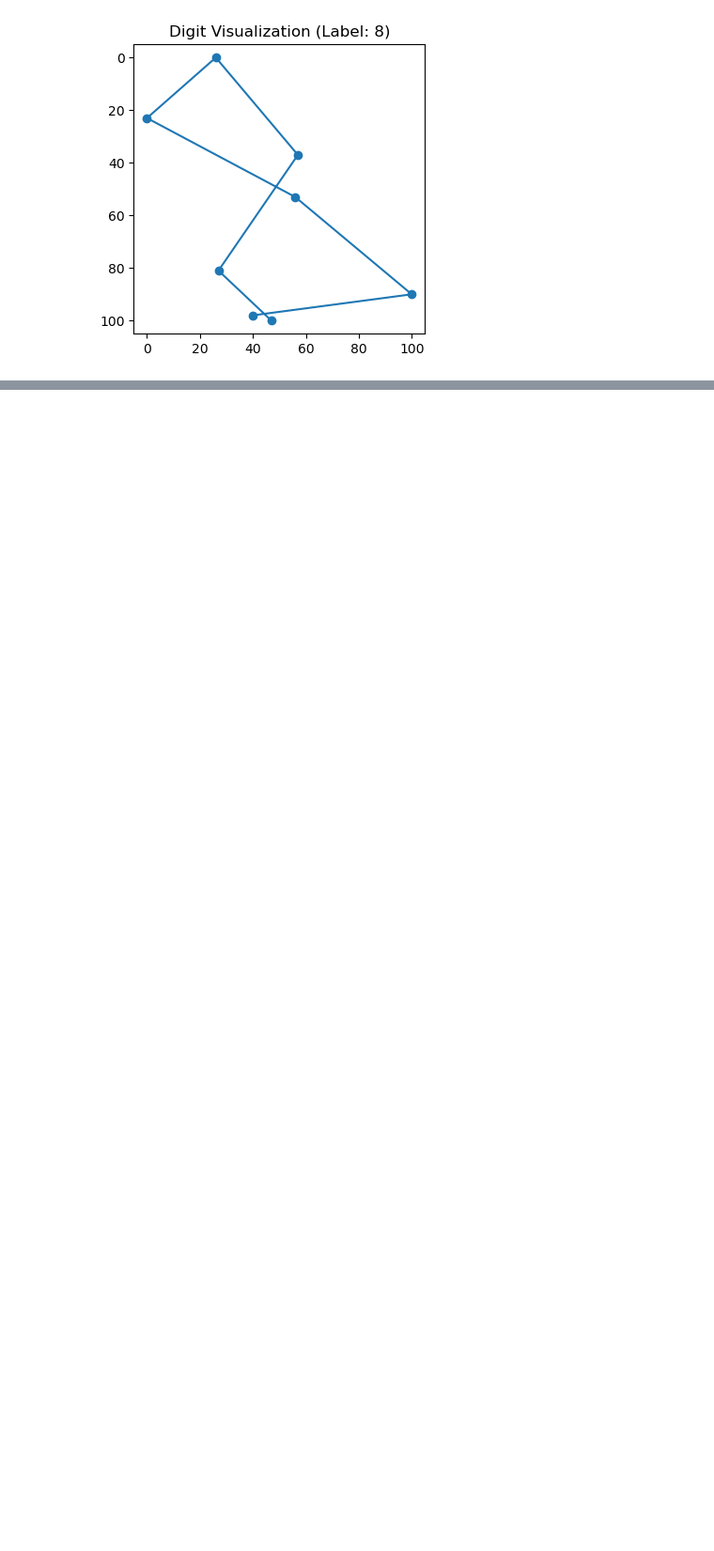
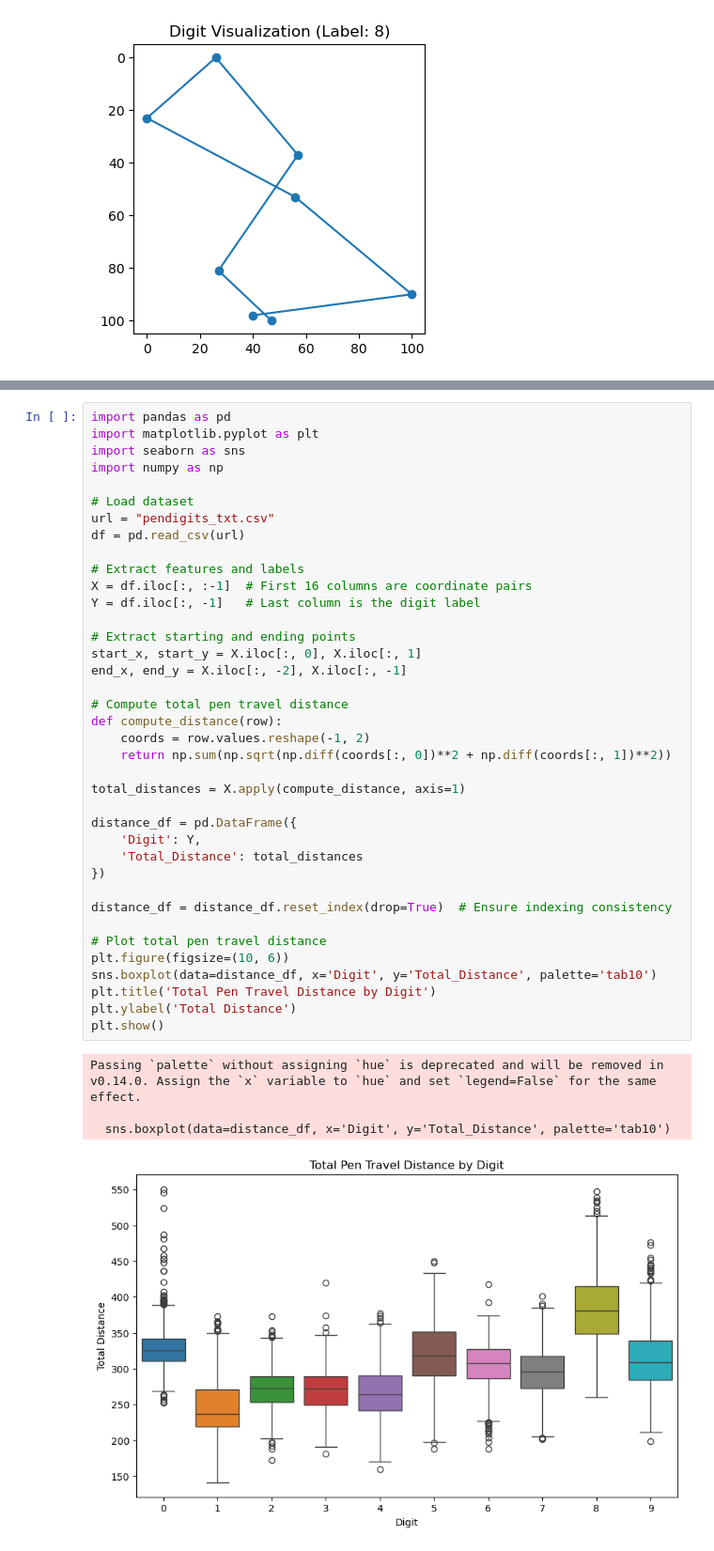
Before and after one commit to andrewhxd/PenDigitsNN, a Jupyter notebook: PenDigitsNN.ipynb, the cells around one changed output, grey strips where cells are left out. Shown at 94% size. Drawn from its saved outputs; the diff is of its cells as text; blank space fills up the shorter version.

```diff
--- a/PenDigitsNN.ipynb
+++ b/PenDigitsNN.ipynb
@@ -62,0 +180,43 @@ plt.show()
+# %%
+import pandas as pd
+import matplotlib.pyplot as plt
+import seaborn as sns
+import numpy as np
+
+# Load dataset
+url = "pendigits_txt.csv"
+df = pd.read_csv(url)
+
+# Extract features and labels
+X = df.iloc[:, :-1]  # First 16 columns are coordinate pairs
+Y = df.iloc[:, -1]   # Last column is the digit label
+
+# Extract starting and ending points
+start_x, start_y = X.iloc[:, 0], X.iloc[:, 1]
+end_x, end_y = X.iloc[:, -2], X.iloc[:, -1]
+
+# Compute total pen travel distance
+def compute_distance(row):
+    coords = row.values.reshape(-1, 2)
+    return np.sum(np.sqrt(np.diff(coords[:, 0])**2 + np.diff(coords[:, 1])**2))
+
+total_distances = X.apply(compute_distance, axis=1)
+
+distance_df = pd.DataFrame({
+    'Digit': Y,
+    'Total_Distance': total_distances
+})
+
+distance_df = distance_df.reset_index(drop=True)  # Ensure indexing consistency
+
+# Plot total pen travel distance
+plt.figure(figsize=(10, 6))
+sns.boxplot(data=distance_df, x='Digit', y='Total_Distance', palette='tab10')
+plt.title('Total Pen Travel Distance by Digit')
+plt.ylabel('Total Distance')
+plt.show()
+# %% [output]
+Passing `palette` without assigning `hue` is deprecated and will be removed in v0.14.0. Assign the `x` variable to `hue` and set `legend=False` for the same effect.
+
+  sns.boxplot(data=distance_df, x='Digit', y='Total_Distance', palette='tab10')
+[figure, added]
```
Also changed, not shown: parts of 6 cells of this notebook, 4 other files.
